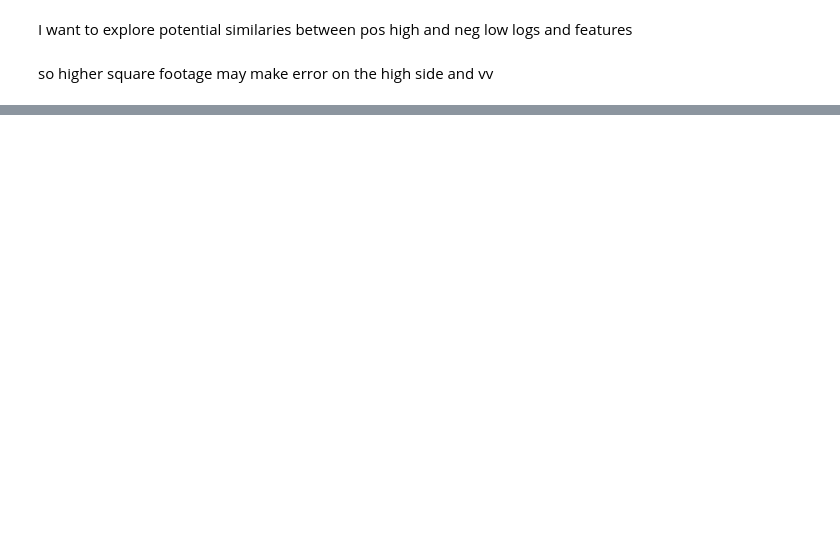
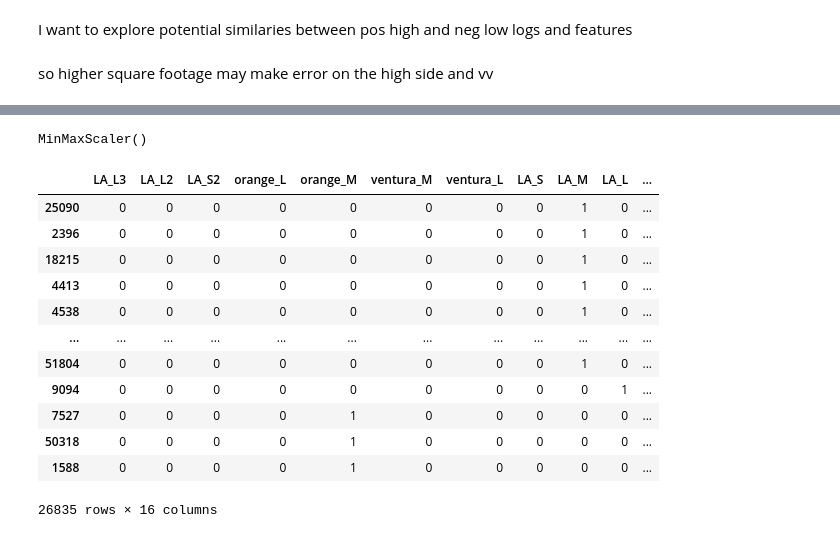
Before and after one commit to mindyshiben/Zillow_Clustering_Project, a Jupyter notebook: project_explore.ipynb, the cells around one changed output, grey strips where cells are left out. Saved outputs shown, nothing was run; the diff lists cells and outputs as text; code cells hidden in the pictures; blank space fills up the shorter version.

```diff
--- a/project_explore.ipynb
+++ b/project_explore.ipynb
@@ -854,0 +717,30 @@ We fail to reject the null hypothesis
+# %%
+scaler = sklearn.preprocessing.MinMaxScaler()
+# employs the min max scaler
+scaler.fit(data)
+# %% [output]
+MinMaxScaler()
+# %%
+v = scaler.transform(data)
+# %%
+v = pd.DataFrame(data = v)
+# %%
+v.index = data.index
+# %%
+X_train = pd.concat([dummy, v], axis=1)
+# %%
+X_train
+# %% [output]
+|  | LA_L3 | LA_L2 | LA_S2 | orange_L | orange_M | ventura_M | ventura_L | LA_S | LA_M | LA_L | ... |
+| 25090 | 0 | 0 | 0 | 0 | 0 | 0 | 0 | 0 | 1 | 0 | ... |
+| 2396 | 0 | 0 | 0 | 0 | 0 | 0 | 0 | 0 | 1 | 0 | ... |
+| 18215 | 0 | 0 | 0 | 0 | 0 | 0 | 0 | 0 | 1 | 0 | ... |
+| 4413 | 0 | 0 | 0 | 0 | 0 | 0 | 0 | 0 | 1 | 0 | ... |
+| 4538 | 0 | 0 | 0 | 0 | 0 | 0 | 0 | 0 | 1 | 0 | ... |
+| ... | ... | ... | ... | ... | ... | ... | ... | ... | ... | ... | ... |
+| 51804 | 0 | 0 | 0 | 0 | 0 | 0 | 0 | 0 | 1 | 0 | ... |
+| 9094 | 0 | 0 | 0 | 0 | 0 | 0 | 0 | 0 | 0 | 1 | ... |
+| 7527 | 0 | 0 | 0 | 0 | 1 | 0 | 0 | 0 | 0 | 0 | ... |
+| 50318 | 0 | 0 | 0 | 0 | 1 | 0 | 0 | 0 | 0 | 0 | ... |
+| 1588 | 0 | 0 | 0 | 0 | 1 | 0 | 0 | 0 | 0 | 0 | ... |
+26835 rows × 16 columns
```
Also changed, not shown: parts of 107 cells of this notebook, 2 other files.
